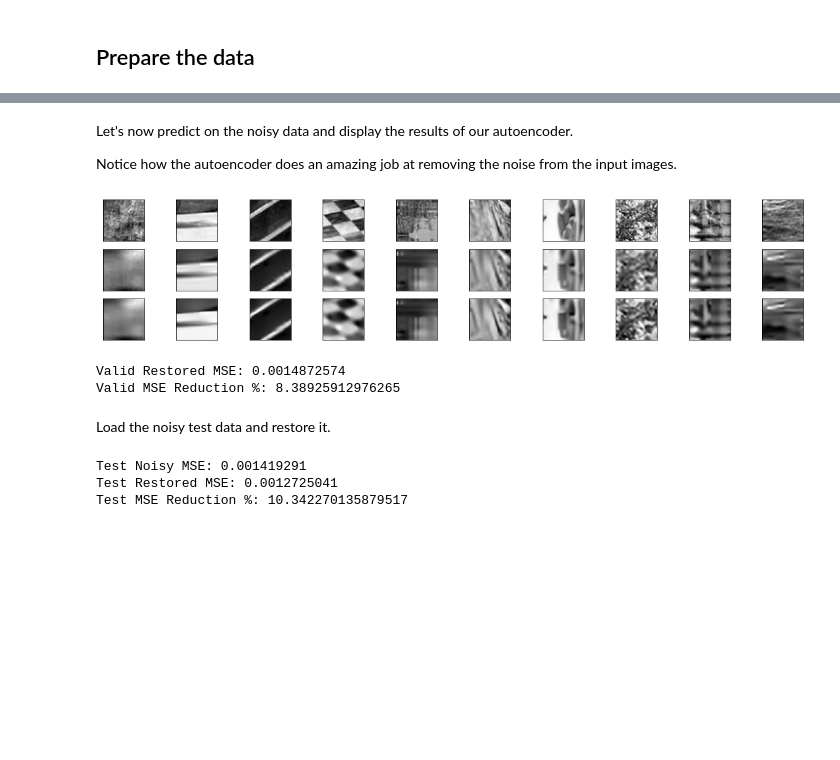
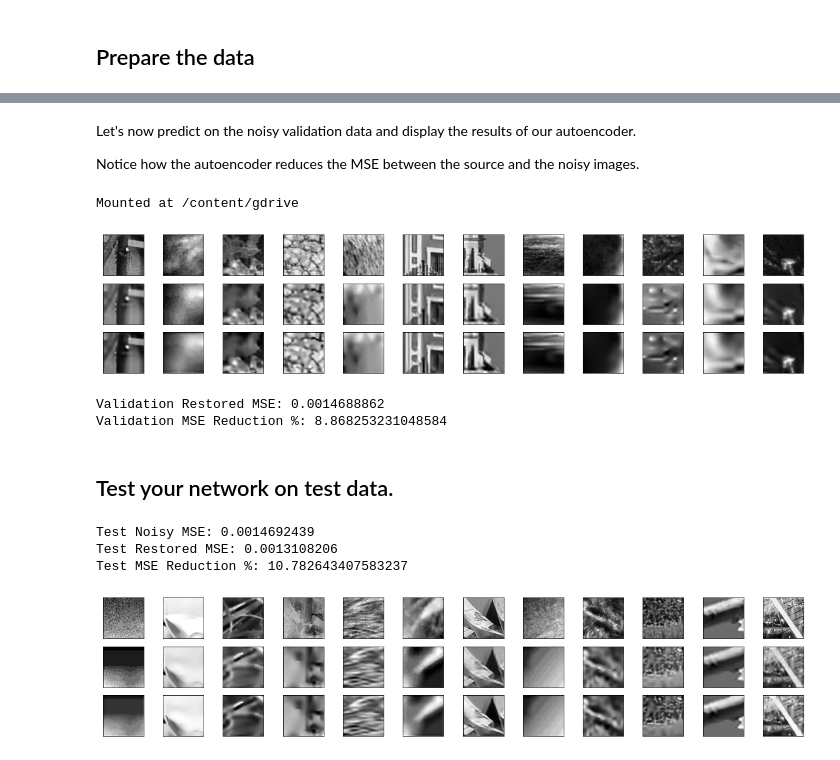
Before and after one commit to Shuvam1024/shuvam1024-compsr, a Jupyter notebook: ShuvamSR50.ipynb, the cells around one changed output, grey strips where cells are left out. Drawn from its saved outputs; the diff is of its cells as text; code cells hidden in the pictures; blank space fills up the shorter version.

```diff
--- a/ShuvamSR50.ipynb
+++ b/ShuvamSR50.ipynb
@@ -256,45 +226,54 @@ Epoch 25/25
 # %% [markdown]
-Let's now predict on the noisy data and display the results of our autoencoder.
+Let's now predict on the noisy validation data and display the results of our autoencoder.
 
-Notice how the autoencoder does an amazing job at removing the noise from the
-input images.
+Notice how the autoencoder reduces the MSE between the source and the noisy images.
 # %%
-autoencoder = tf.keras.models.load_model('gdrive/My Drive/Colab Notebooks/model_2by1_q50.keras')
+from google.colab import drive
+drive.mount('/content/gdrive', force_remount=True)
+
+autoencoder = tf.keras.models.load_model(model_out)
 
 restored_valid_data = autoencoder.predict(noisy_valid_data)
 display3(valid_data, noisy_valid_data, restored_valid_data, patchsize)
 
 loss_restored_valid = get_mse(valid_data, restored_valid_data)
-print('Valid Restored MSE: ' + str(loss_restored_valid))
+print('Validation Restored MSE: ' + str(loss_restored_valid))
 valid_loss_pct = (loss_noisy_valid - loss_restored_valid) / loss_noisy_valid * 100
-print('Valid MSE Reduction %: ' + str(valid_loss_pct))
+print('Validation MSE Reduction %: ' + str(valid_loss_pct))
 # %% [output]
+Mounted at /content/gdrive
-[figure, old version]
+[figure, new version]
-Valid Restored MSE: 0.0014872574
-Valid MSE Reduction %: 8.38925912976265
+Validation Restored MSE: 0.0014688862
+Validation MSE Reduction %: 8.868253231048584
-# %% [markdown]
-Load the noisy test data and restore it.
+# %% [markdown]
+## Test your network on test data.
+# %%
+# Load the test data
+
+test_data, noisy_test_data, testpatchsize = load_url(test_url)
 # %%
-autoencoder = tf.keras.models.load_model('gdrive/My Drive/Colab Notebooks/model_2by1_q50.keras')
+# Load the trained model and test the reduction in MSE achieved
+from google.colab import drive
+drive.mount('/content/gdrive', force_remount=True)
 
-testpatchsize = 64
-x = np.fromfile('gdrive/My Drive/Colab Notebooks/DIV2K_valid_2by1_50_64x64.test', dtype=np.uint8).reshape(-1, 2, testpatchsize, testpatchsize)
-test_data=x[:, 0, :, :]
-noisy_test_data=x[:, 1, :, :]
+autoencoder = tf.keras.models.load_model(model_out)
 
 # Normalize and reshape the data
 test_data = preprocess(test_data, testpatchsize)
 noisy_test_data = preprocess(noisy_test_data, testpatchsize)
 loss_noisy_test = get_mse(test_data, noisy_test_data)
 print('Test Noisy MSE: ' + str(loss_noisy_test))
 
 restored_test_data = autoencoder.predict(noisy_test_data)
 loss_restored_test = get_mse(test_data, restored_test_data)
 print('Test Restored MSE: ' + str(loss_restored_test))
 
 test_loss_pct = (loss_noisy_test - loss_restored_test) / loss_noisy_test * 100
 print('Test MSE Reduction %: ' + str(test_loss_pct))
+
+display3(test_data, noisy_test_data, restored_test_data, testpatchsize)
 # %% [output]
-Test Noisy MSE: 0.001419291
-Test Restored MSE: 0.0012725041
-Test MSE Reduction %: 10.342270135879517
+Test Noisy MSE: 0.0014692439
+Test Restored MSE: 0.0013108206
+Test MSE Reduction %: 10.782643407583237
+[figure, added]
```
Also changed, not shown: parts of 20 cells of this notebook.
